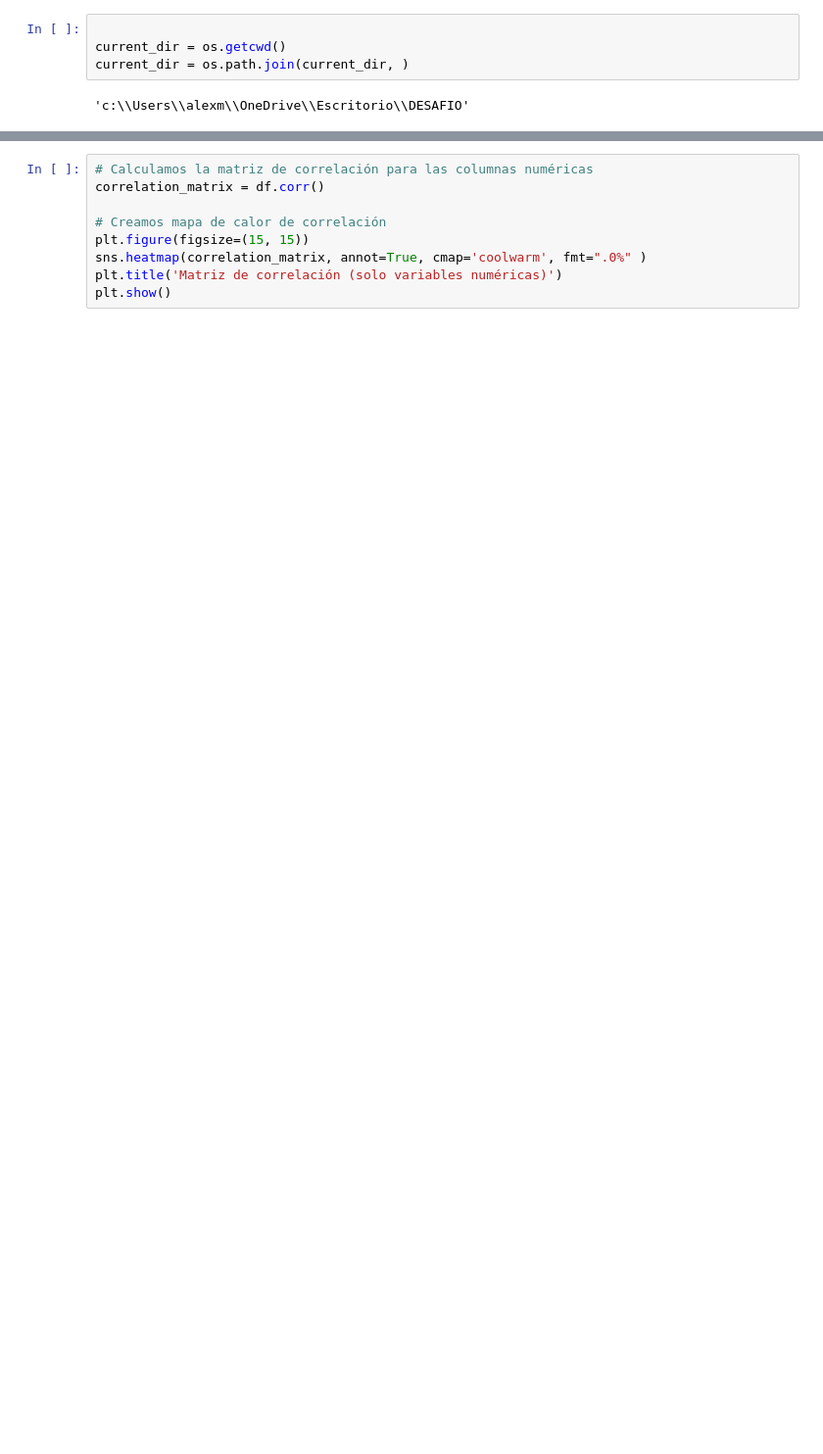
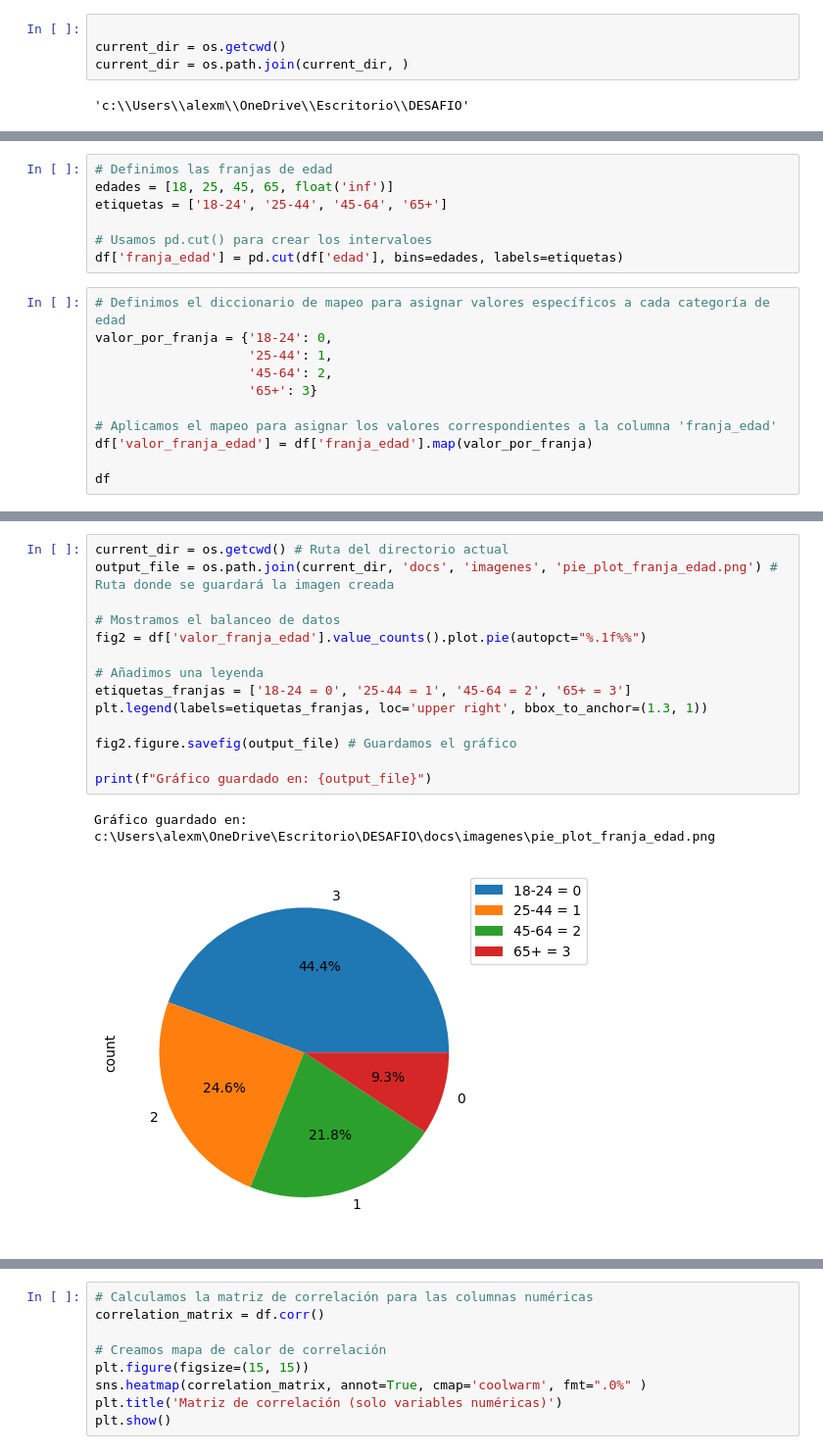
Before and after one commit to AlexCapis/HEATY---Aplicacion-Web-para-Olas-de-Calor, a Jupyter notebook: AlexEDA.ipynb, the cells around one changed output, grey strips where cells are left out. Shown at 98% size. Cells and saved outputs as stored; diff of their text form; blank space fills up the shorter version.

```diff
--- a/AlexEDA.ipynb
+++ b/AlexEDA.ipynb
@@ -351,0 +388,18 @@ Gráfico guardado en: c:\Users\alexm\OneDrive\Escritorio\DESAFIO\docs\imagenes\p
+# %%
+# Definimos las franjas de edad
+edades = [18, 25, 45, 65, float('inf')]
+etiquetas = ['18-24', '25-44', '45-64', '65+']
+
+# Usamos pd.cut() para crear los intervaloes
+df['franja_edad'] = pd.cut(df['edad'], bins=edades, labels=etiquetas)
+# %%
+# Definimos el diccionario de mapeo para asignar valores específicos a cada categoría de edad
+valor_por_franja = {'18-24': 0,
+                    '25-44': 1,
+                    '45-64': 2,
+                    '65+': 3}
+
+# Aplicamos el mapeo para asignar los valores correspondientes a la columna 'franja_edad'
+df['valor_franja_edad'] = df['franja_edad'].map(valor_por_franja)
+
+df
@@ -351,0 +420,17 @@ Gráfico guardado en: c:\Users\alexm\OneDrive\Escritorio\DESAFIO\docs\imagenes\p
+# %%
+current_dir = os.getcwd() # Ruta del directorio actual
+output_file = os.path.join(current_dir, 'docs', 'imagenes', 'pie_plot_franja_edad.png') # Ruta donde se guardará la imagen creada
+
+# Mostramos el balanceo de datos
+fig2 = df['valor_franja_edad'].value_counts().plot.pie(autopct="%.1f%%")
+
+# Añadimos una leyenda
+etiquetas_franjas = ['18-24 = 0', '25-44 = 1', '45-64 = 2', '65+ = 3']
+plt.legend(labels=etiquetas_franjas, loc='upper right', bbox_to_anchor=(1.3, 1))
+
+fig2.figure.savefig(output_file) # Guardamos el gráfico
+
+print(f"Gráfico guardado en: {output_file}")
+# %% [output]
+Gráfico guardado en: c:\Users\alexm\OneDrive\Escritorio\DESAFIO\docs\imagenes\pie_plot_franja_edad.png
+[figure, added]
```
Also changed, not shown: parts of 11 cells of this notebook, 3 other files.
